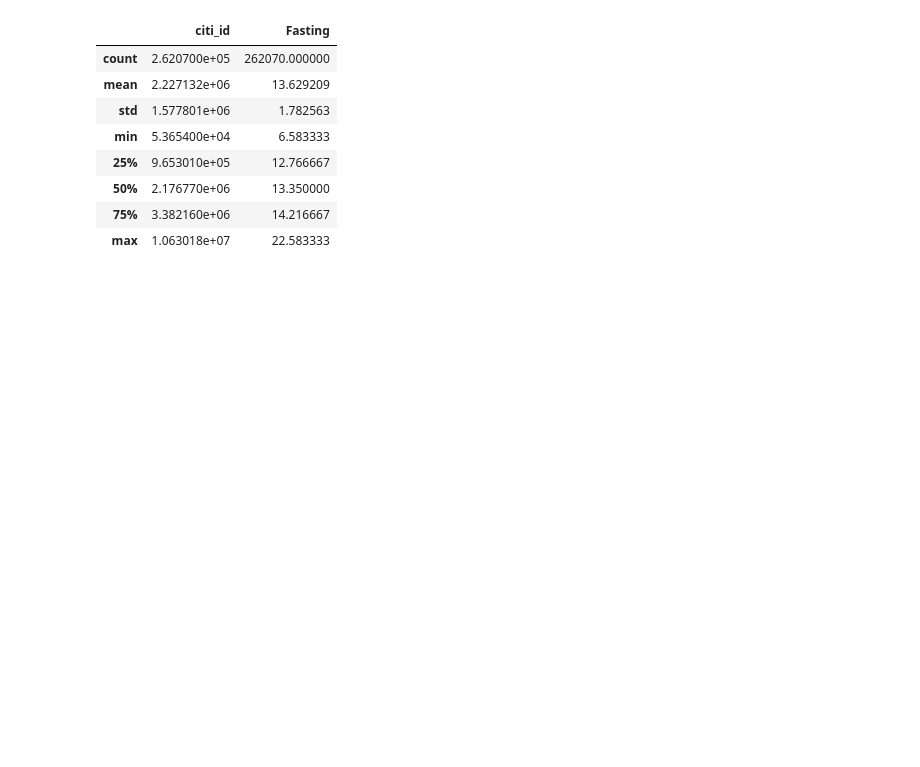
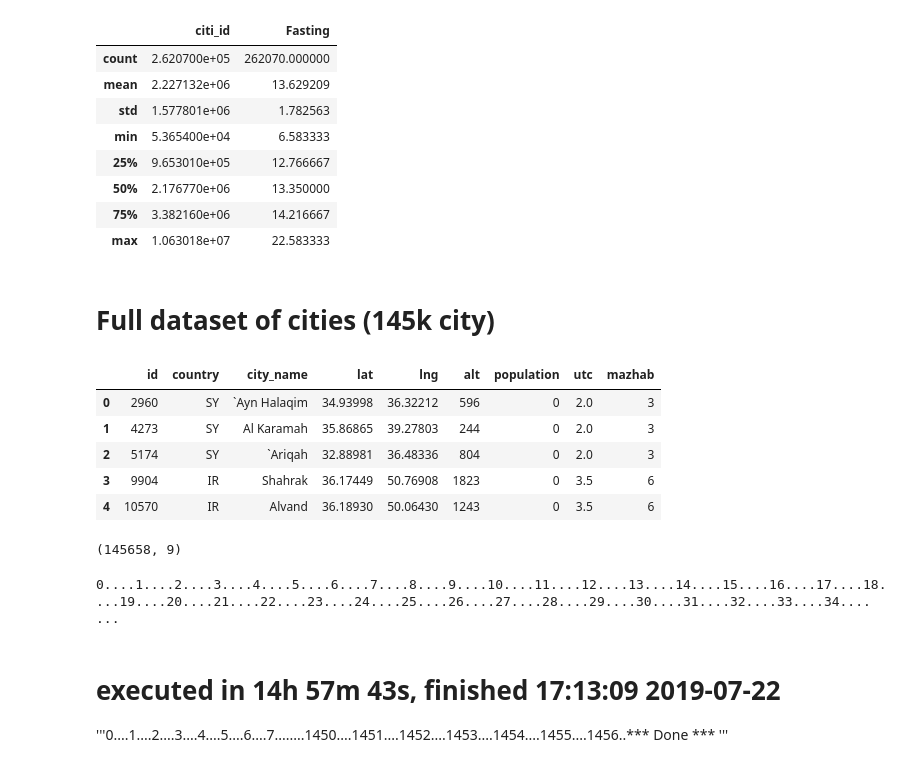
Before and after one commit to drnesr/PrayerTimesStudies, a Jupyter notebook: Code/ModifiedCode003.ipynb, the cells around one changed output. Cells and saved outputs as stored; diff of their text form; code cells hidden in the pictures; blank space fills up the shorter version.

Commit message:
Added data of 145658 cities and calculated their fasting time

```diff
--- a/Code/ModifiedCode003.ipynb
+++ b/Code/ModifiedCode003.ipynb
@@ -676,3 +660,79 @@ full_df.describe()
 | 50% | 2.176770e+06 | 13.350000 |
 | 75% | 3.382160e+06 | 14.216667 |
 | max | 1.063018e+07 | 22.583333 |
+# %% [markdown]
+# Full dataset of cities (145k city)
+# %%
+fdf = pd.read_csv('..\Datasets\AllCities.csv')
+fdf.head()
+# %% [output]
+|  | id | country | city_name | lat | lng | alt | population | utc | mazhab |
+| 0 | 2960 | SY | `Ayn Halaqim | 34.93998 | 36.32212 | 596 | 0 | 2.0 | 3 |
+| 1 | 4273 | SY | Al Karamah | 35.86865 | 39.27803 | 244 | 0 | 2.0 | 3 |
+| 2 | 5174 | SY | `Ariqah | 32.88981 | 36.48336 | 804 | 0 | 2.0 | 3 |
+| 3 | 9904 | IR | Shahrak | 36.17449 | 50.76908 | 1823 | 0 | 3.5 | 6 |
+| 4 | 10570 | IR | Alvand | 36.18930 | 50.06430 | 1243 | 0 | 3.5 | 6 |
+# %%
+fdf.shape
+# %% [output]
+(145658, 9)
+# %%
+prayTimes = PrayTimes()
+prayTimes.setMethod('Makkah')
+prayers = ['Fajr', 'Sunrise', 'Dhuhr', 'Asr', 'Maghrib', 'Isha', 'Midnight', 'Fasting']
+mazaheb = {1:'MWL',2:'ISNA',3:'Egypt',4:'Makkah',5:'Karachi',6:'Tehran',7:'Jafari',8:'Kuwait',9:'France'}
+prayers_lower = [prayer.lower() for prayer in prayers]
+daterange = pd.date_range(date(2019, 1, 1), date(2019, 12, 31))
+titles=['citi_id', 'Date', 'Fasting']
+
+
+failed=[]
+full_df = []
+for num in range(fdf.shape[0]):#3):#
+
+    city = fdf.iloc[num]
+    if num%100==0:
+        print (int(num/100), end='')
+    elif num%20==0:
+        print ('.', end='')
+
+#     print(num+1, city['country'], city['city_name'], end='>>>')
+    try:
+        prayer_data=[]
+        prayTimes.setMethod(mazaheb[city['mazhab']])
+        for single_date in daterange:
+            times = prayTimes.getTimes(date(2019, single_date.month, single_date.day),
+                                       (city['lat'], city['lng']), city['utc'],
+                                       is_formatted=False)
+
+            fasting_duration = times['fasting']
+            #print(city['id'], times_list, fasting_duration)
+            data_row = [city['id']] + [single_date.strftime("%Y%b%d")] + [fasting_duration]
+            #print(data_row)
+            prayer_data.append(data_row)
+
+        df=pd.DataFrame(data=prayer_data,columns=titles)
+        df.Date = pd.to_datetime(df['Date'], format='%Y%b%d')
+#         display(df.head())
+
+        if type(full_df)==list:
+            full_df = df.copy()
+        else:
+            full_df = pd.concat([full_df, df])
+
+        if num % 2000==0:
+            full_df.to_csv(f'..\Datasets\FullFastingDataset{int(num/2000)+1:04d}.csv')
+            full_df=[]
+#         print('OK')
+    except:
+#         print('FAIL ', city['id'])
+        failed.append(city['id'])
+
+full_df.to_csv(f'..\Datasets\FullFastingDataset{int(num/2000)+2:04d}.csv')
+print('*** Done ***')
+# %% [output]
+0....1....2....3....4....5....6....7....8....9....10....11....12....13....14....15....16....17....18....19....20....21....22....23....24....25....26....27....28....29....30....31....32....33....34.... ...
+# %% [markdown]
+# executed in 14h 57m 43s, finished 17:13:09 2019-07-22
+'''0....1....2....3....4....5....6....7........1450....1451....1452....1453....1454....1455....1456..*** Done ***
+'''
```
Also changed, not shown: parts of 5 cells of this notebook, 1 other file.
